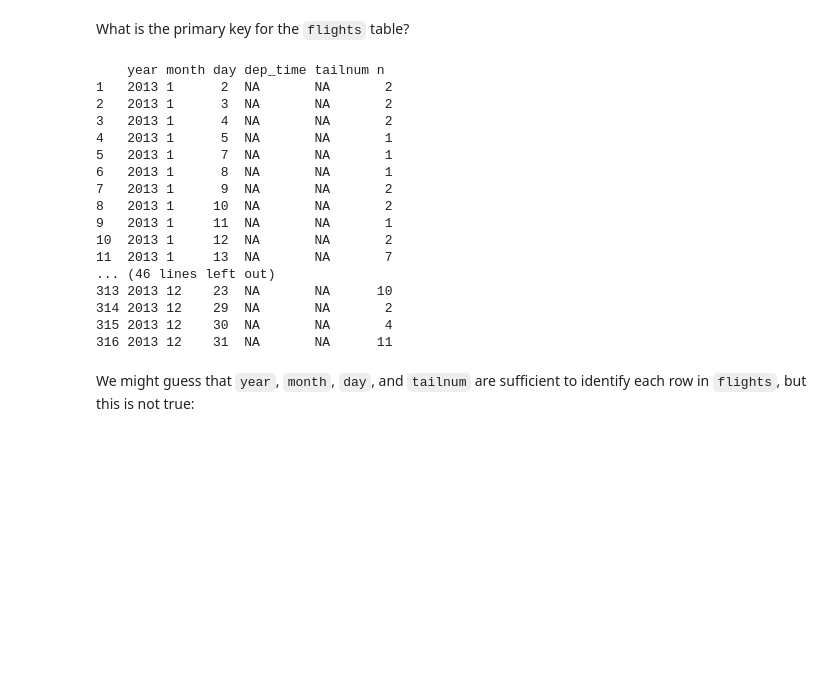
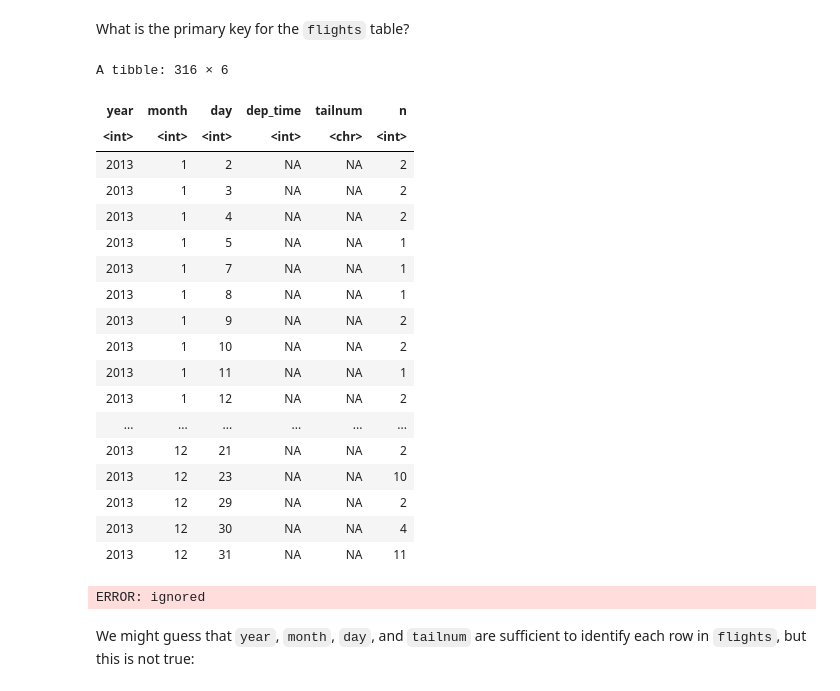
Before and after one commit to 1109Honey1204/honeys-mvc-site, a Jupyter notebook: lectures/week6/lecture08.ipynb, the cells around one changed output. Drawn from its saved outputs; the diff is of its cells as text; code cells hidden in the pictures; blank space fills up the shorter version.

```diff
--- a/lectures/week6/lecture08.ipynb
+++ b/lectures/week6/lecture08.ipynb
@@ -231,24 +225,28 @@ distinct(flights, tailnum) %>% print
 What is the primary key for the `flights` table?
 # %%
 flights %>% filter(is.na(tailnum)) %>% count(year, month, day, dep_time, tailnum)
+count(flights,year,month,day,dep_time.tailnum)%>% filter(n>1,!is.na(tailnum))
 # %% [output]
-    year month day dep_time tailnum n
-1   2013 1      2  NA       NA       2
-2   2013 1      3  NA       NA       2
-3   2013 1      4  NA       NA       2
-4   2013 1      5  NA       NA       1
-5   2013 1      7  NA       NA       1
-6   2013 1      8  NA       NA       1
-7   2013 1      9  NA       NA       2
-8   2013 1     10  NA       NA       2
-9   2013 1     11  NA       NA       1
-10  2013 1     12  NA       NA       2
-11  2013 1     13  NA       NA       7
-... (46 lines left out)
-313 2013 12    23  NA       NA      10
-314 2013 12    29  NA       NA       2
-315 2013 12    30  NA       NA       4
-316 2013 12    31  NA       NA      11
+A tibble: 316 × 6
+| year | month | day | dep_time | tailnum | n |
+| <int> | <int> | <int> | <int> | <chr> | <int> |
+| 2013 | 1 | 2 | NA | NA | 2 |
+| 2013 | 1 | 3 | NA | NA | 2 |
+| 2013 | 1 | 4 | NA | NA | 2 |
+| 2013 | 1 | 5 | NA | NA | 1 |
+| 2013 | 1 | 7 | NA | NA | 1 |
+| 2013 | 1 | 8 | NA | NA | 1 |
+| 2013 | 1 | 9 | NA | NA | 2 |
+| 2013 | 1 | 10 | NA | NA | 2 |
+| 2013 | 1 | 11 | NA | NA | 1 |
+| 2013 | 1 | 12 | NA | NA | 2 |
+| ... | ... | ... | ... | ... | ... |
+| 2013 | 12 | 21 | NA | NA | 2 |
+| 2013 | 12 | 23 | NA | NA | 10 |
+| 2013 | 12 | 29 | NA | NA | 2 |
+| 2013 | 12 | 30 | NA | NA | 4 |
+| 2013 | 12 | 31 | NA | NA | 11 |
+ERROR: ignored
 # %% [markdown]
 We might guess that `year`, `month`, `day`, and `tailnum` are sufficient to identify each row in `flights`, but this is not true:
 # %%
```
Also changed, not shown: parts of 8 cells of this notebook.
